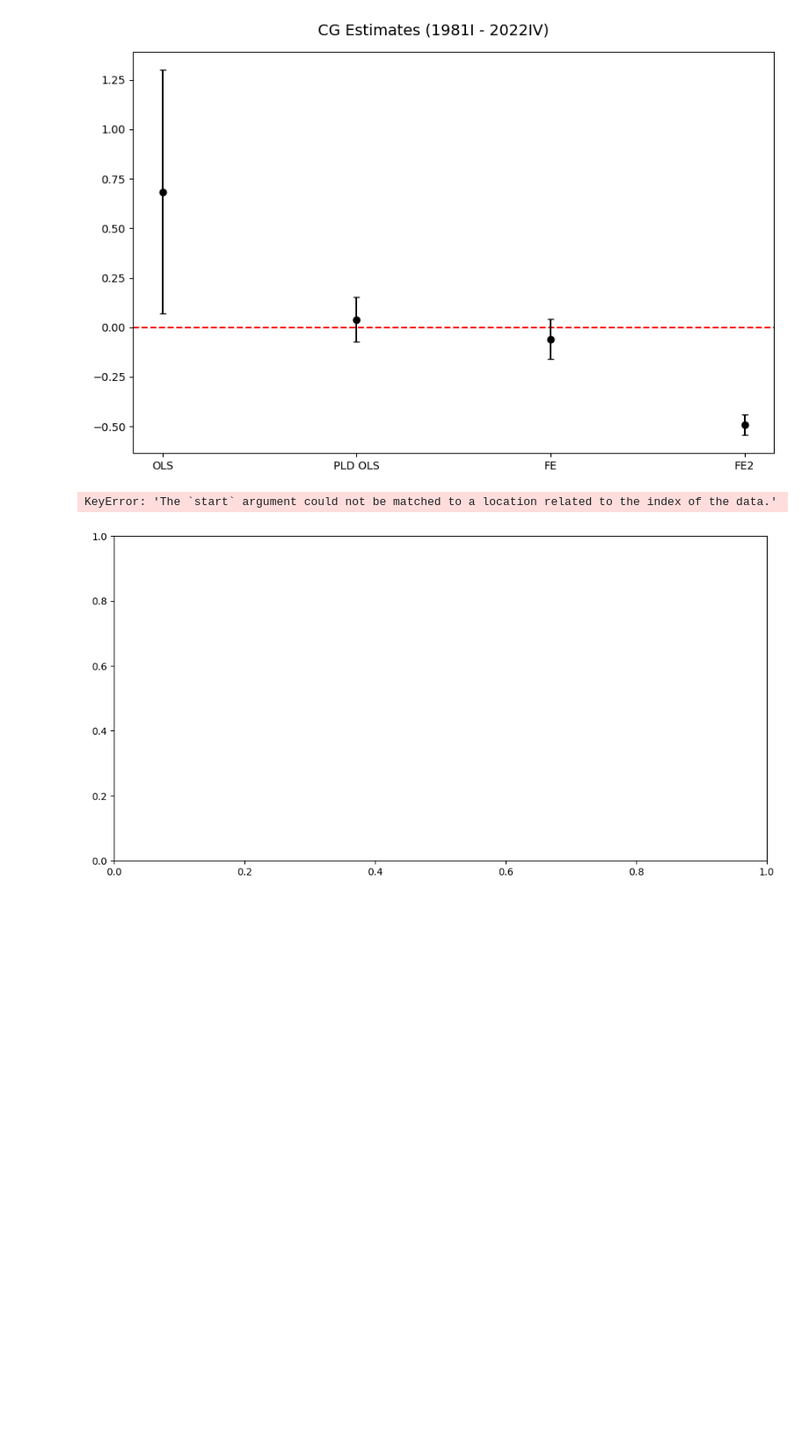
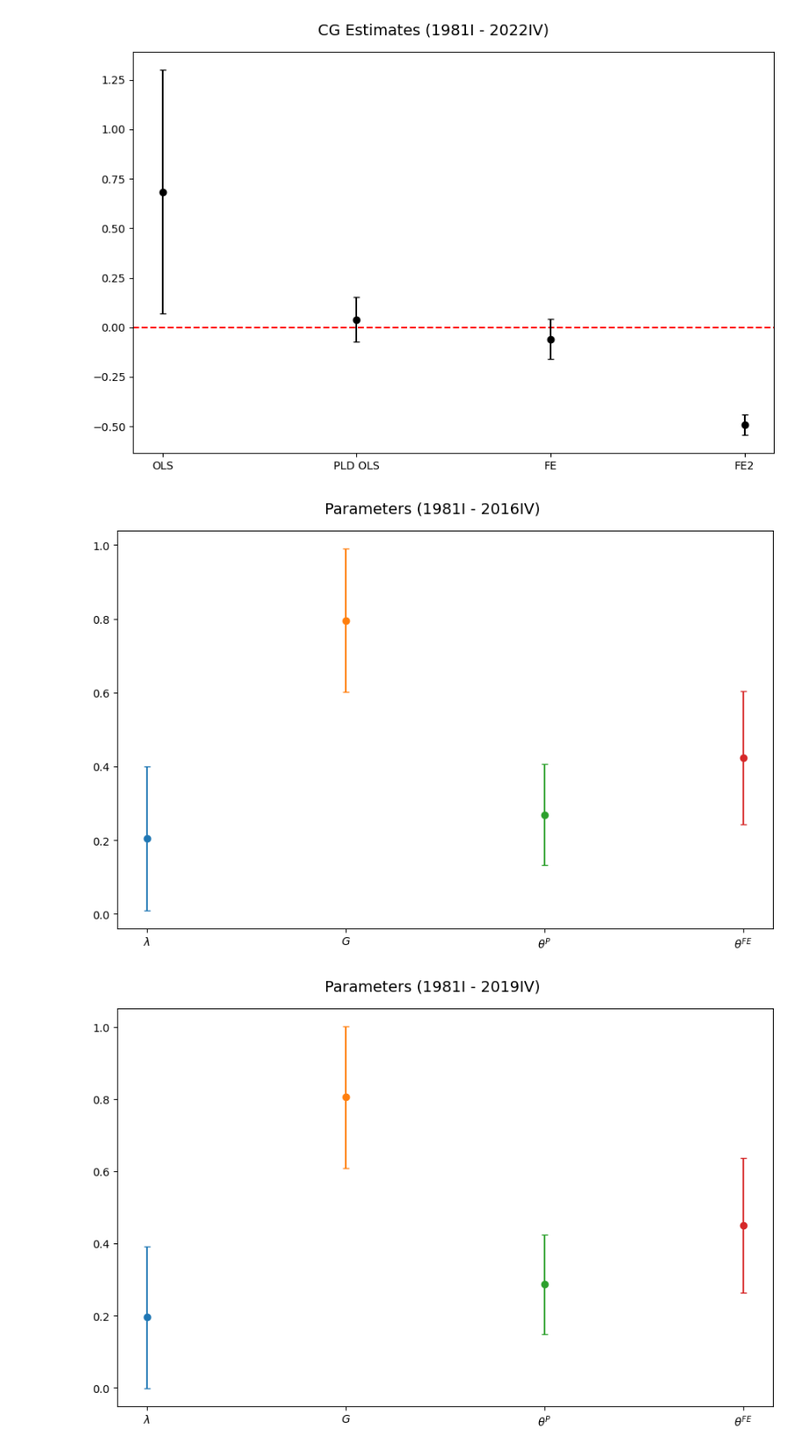
Before and after one commit to calvinmcelvain/expectation_replication, a Jupyter notebook: code/_004plots.ipynb, the cells around one changed output. Shown at 88% size. Cells and saved outputs as stored; diff of their text form; code cells hidden in the pictures; blank space fills up the shorter version.

```diff
--- a/code/_004plots.ipynb
+++ b/code/_004plots.ipynb
@@ -167,28 +170,43 @@ est_plot('2022-12-31', regs_2022)
 [figure]
 [figure]
 [figure]
-# %%
-#####################
-     ## Models ##
-#####################
-# FIRE Model
-fig, ax = plt.subplots(figsize=(12, 6))
-
-# Generate AR(1) predictions
-ar_predictions = ar_1.predict(start=mean_spf_trim.index[0], end=mean_spf_trim.index[-1])
-ax.plot(mean_spf_trim.index, ar_predictions, color='blue', lw=1.5, label='FIRE')
-
-ax.plot(mean_spf_trim.index, mean_spf_trim['f_t3'], color='red', linestyle='dashed', lw=1.5, label=r'$\pi_{t+3}$ Mean Forecasts')
-
-ax1 = ax.twinx()
-ax1.fill_between(mean_spf_trim.index, 0, vintage_trim['rec'], color='grey', alpha=0.2, label='Recession')
-ax1.set_ylim(0, 1)
-ax1.get_yaxis().set_visible(False)
-
-
-fig.legend(loc='right', fontsize=12, bbox_to_anchor=(0.76, 0.75, 0.1, 0.12))
-plt.tight_layout()
-plt.show()
-# %% [output]
-KeyError: 'The `start` argument could not be matched to a location related to the index of the data.'
-[figure, removed]
+# %%
+######################
+   ## Parameters ##
+######################
+def params(ols, pldols, fe, fe2, ar1):
+    params = []
+    params.append(ols / (1 + ols))
+    params.append(1 / (1 + ols))
+    params.append((-((2 * pldols) + 1) + np.sqrt(((2 * pldols) + 1)**2 - 4 * (pldols + (pldols * ar1**2) + 1) * pldols)) / (2 * (pldols + (pldols * ar1**2) + 1)))
+    params.append((-((2 * fe) + 1) + np.sqrt(((2 * fe) + 1)**2 - 4 * (fe + (fe * ar1**2) + 1) * fe)) / (2 * (fe + (fe * ar1**2) + 1)))
+    params.append((-((2 * fe2) + 1) + np.sqrt(((2 * fe2) + 1)**2 - 4 * (fe2 + (fe2 * ar1**2) + 1) * fe2)) / (2 * (fe2 + (fe2 * ar1**2) + 1)))
+    return params
+
+def params_plot(date, parameter, regs):
+   nt = [(regs[0][3].params[1] + 1.96 * regs[0][3].bse[1]), (regs[1][3].params[1] + 1.96 * regs[1][3].bse[1]), (regs[2][3].params[1] + 1.96 * regs[2][3].bse[1]), (regs[3][3].params[1] + 1.96 * regs[3][3].bse[1]), (regs[4].params[1] + 1.96 * regs[4].bse[1])]
+
+   a = params(nt[0], nt[1], nt[2], nt[3], nt[4])
+   errors = [(a[0]-parameter[0]), (a[1]-parameter[1]), (a[2]-parameter[2]), (a[3]-parameter[3]), (a[4]-parameter[4])]
+
+   fig, ax = plt.subplots(figsize=(9, 6))
+   fig.suptitle(f'Parameters (1981I - {str(date)[0:4]}IV)', fontsize=14)
+
+   parameters = pd.DataFrame({'parameters': [parameter[0], parameter[1], parameter[2], parameter[3]]}, index=[r'$\lambda$', r'$G$', r'$\theta^P$', r'$\theta^{FE}$'])
+
+   errors = {r'$\lambda$': abs(errors[0]), r'$G$': abs(errors[1]), r'$\theta^P$': abs(errors[2]), r'$\theta^{FE}$': abs(errors[3])}
+
+   for i in parameters.index:
+      ax.errorbar(f'{i}', parameters.loc[f'{i}', 'parameters'], errors[i], capsize=3, fmt='o')
+
+   plt.tight_layout()
+   plt.show()
+   fig.savefig(f'output/figures/parameters_{str(date)[0:4]}.png', dpi=200)
+   fig.savefig(f'/Users/fogellmcmuffin/Documents/thesis/drafts/latex_draft/figs_n_tables/parameters_{str(date)[0:4]}.png', dpi=200)
+
+params_plot('2016-12-31', parameters_2016, regs_2016)
+params_plot('2019-12-31', parameters_2019, regs_2019)
+params_plot('2022-12-31', parameters_2022, regs_2022)
+# %% [output]
+[figure, added]
+[figure, added]
```
Also changed, not shown: parts of 4 cells of this notebook, 5 other files.
